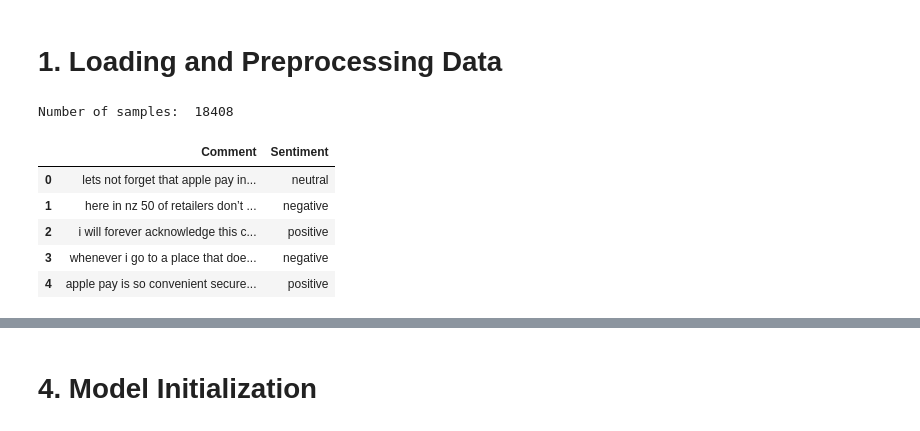
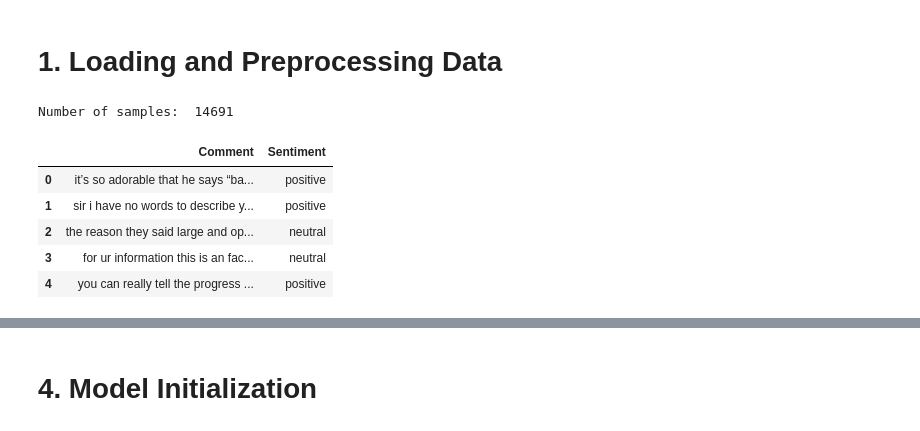
Before and after one commit to yuweiiihuang/yt-sentiment-analysis, a Jupyter notebook: bert-fine-tuning.ipynb, the cells around one changed output, grey strips where cells are left out. Cells and saved outputs as stored; diff of their text form; code cells hidden in the pictures.

Commit message:
refactor: bert - use processed train/test datasets for single source

```diff
--- a/bert-fine-tuning.ipynb
+++ b/bert-fine-tuning.ipynb
@@ -26,7 +30,8 @@ CONFIG = {
     'eps': 1e-8,
     'warmup_ratio': 0.1,
     'model_name': 'bert-base-multilingual-cased',
-    'data_path': 'dataset/YoutubeCommentsDataSet.csv',
+    'train_path': 'dataset/processed/train.csv',
+    'test_path': 'dataset/processed/test.csv'
 }
 # %%
 # Set random seed (Reproducibility)
@@ -55,14 +60,14 @@ Using the GPU: NVIDIA GeForce GTX 1060 6GB
 # %% [markdown]
 # 1. Loading and Preprocessing Data
 # %%
-df = pd.read_csv(CONFIG['data_path'])
-print('Number of samples: ', len(df))
-df.head()
+train_df = pd.read_csv(CONFIG['train_path'])
+print('Number of samples: ', len(train_df))
+train_df.head()
 # %% [output]
-Number of samples:  18408
+Number of samples:  14691
 |  | Comment | Sentiment |
-| 0 | lets not forget that apple pay in... | neutral |
-| 1 | here in nz 50 of retailers don’t ... | negative |
-| 2 | i will forever acknowledge this c... | positive |
-| 3 | whenever i go to a place that doe... | negative |
-| 4 | apple pay is so convenient secure... | positive |
+| 0 | it’s so adorable that he says “ba... | positive |
+| 1 | sir i have no words to describe y... | positive |
+| 2 | the reason they said large and op... | neutral |
+| 3 | for ur information this is an fac... | neutral |
+| 4 | you can really tell the progress ... | positive |
```
Also changed, not shown: parts of 18 cells of this notebook.
